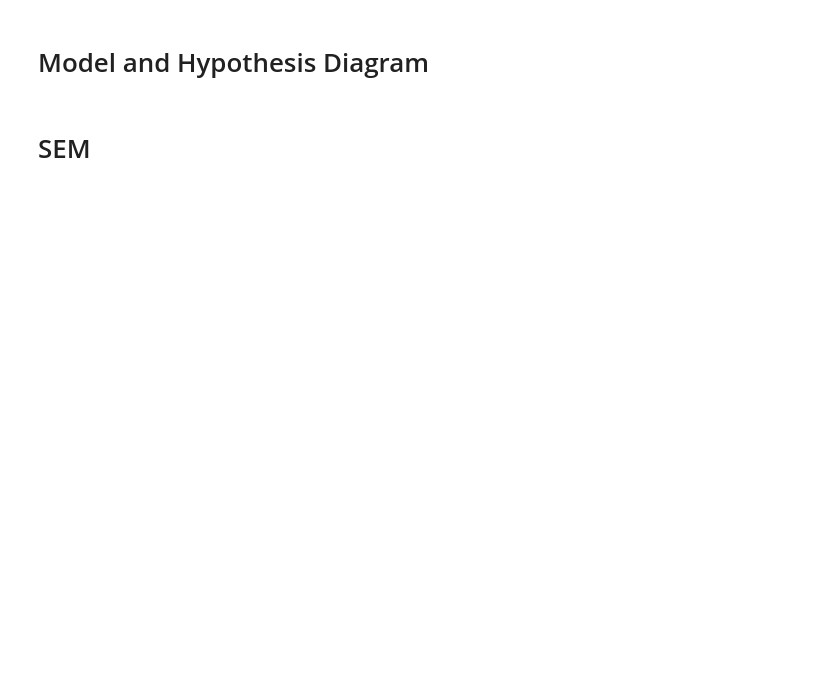
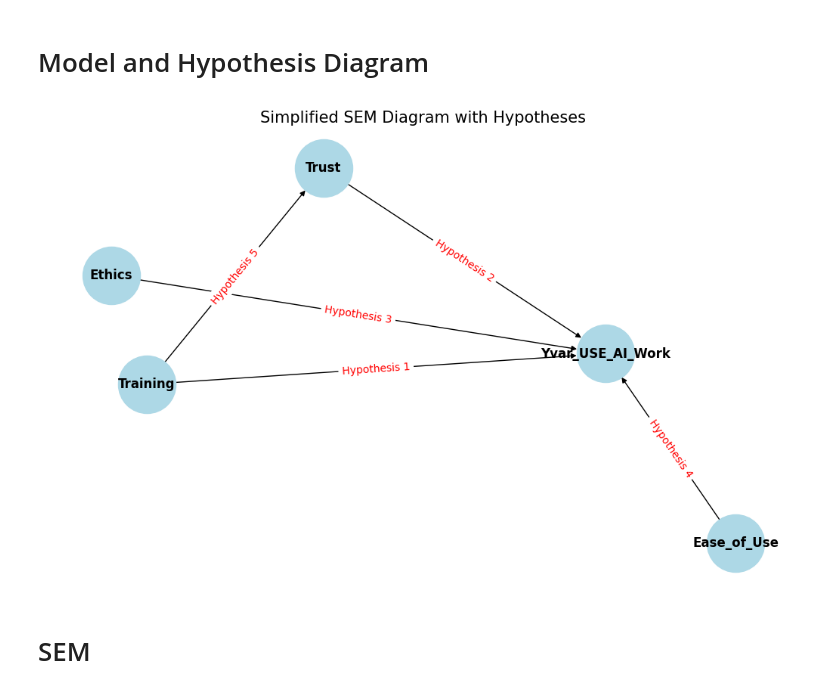
Before and after one commit to Dandata0101/mbs-structural-equation-modeling, a Jupyter notebook: 03-notebook/Models.ipynb, the cells around one changed output. Cells and saved outputs as stored; diff of their text form; code cells hidden in the pictures; blank space fills up the shorter version.

```diff
--- a/03-notebook/Models.ipynb
+++ b/03-notebook/Models.ipynb
@@ -63,3 +55,40 @@ plt.show()
+# %%
+import matplotlib.pyplot as plt
+import networkx as nx
+
+# Create a simplified version of the SEM with hypothesis labels
+
+# Define the hypotheses and their corresponding edges
+hypotheses = {
+    'Hypothesis 1': ('Training', 'Yvar_USE_AI_Work'),
+    'Hypothesis 2': ('Trust', 'Yvar_USE_AI_Work'),
+    'Hypothesis 3': ('Ethics', 'Yvar_USE_AI_Work'),
+    'Hypothesis 4': ('Ease_of_Use', 'Yvar_USE_AI_Work'),
+    'Hypothesis 5': ('Training', 'Trust')
+}
+
+# Create the simplified SEM graph
+G_hypotheses = nx.DiGraph()
+
+# Add latent variables and edges for hypotheses
+G_hypotheses.add_nodes_from(latent_variables)
+for label, (source, target) in hypotheses.items():
+    G_hypotheses.add_edge(source, target, label=label)
+
+# Draw the graph with hypothesis labels
+pos = nx.spring_layout(G_hypotheses, seed=42)
+
+plt.figure(figsize=(10, 6))
+nx.draw(G_hypotheses, pos, with_labels=True, node_color="lightblue", node_size=3000, font_size=12, font_weight="bold", arrows=True)
+
+# Draw edge labels with the hypothesis labels
+edge_labels = nx.get_edge_attributes(G_hypotheses, 'label')
+nx.draw_networkx_edge_labels(G_hypotheses, pos, edge_labels=edge_labels, font_color='red', font_size=10)
+
+plt.title("Simplified SEM Diagram with Hypotheses", size=15)
+plt.show()
+# %% [output]
+[figure, added]
 # %% [markdown]
 # SEM
 # %%
```
Also changed, not shown: parts of 4 cells of this notebook.
